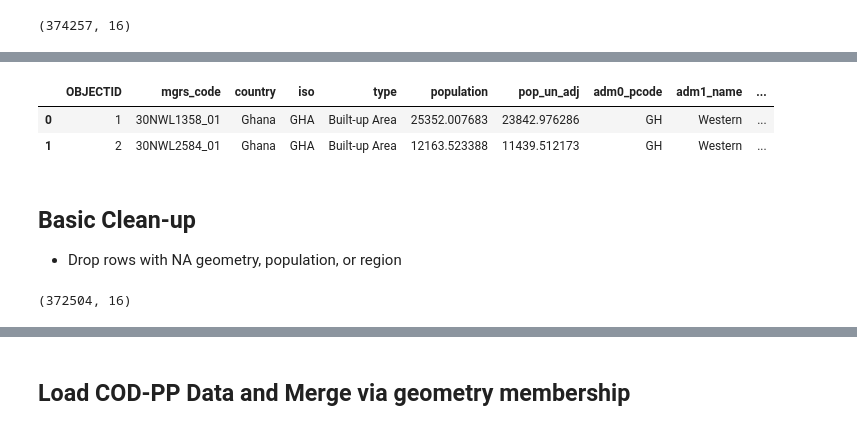
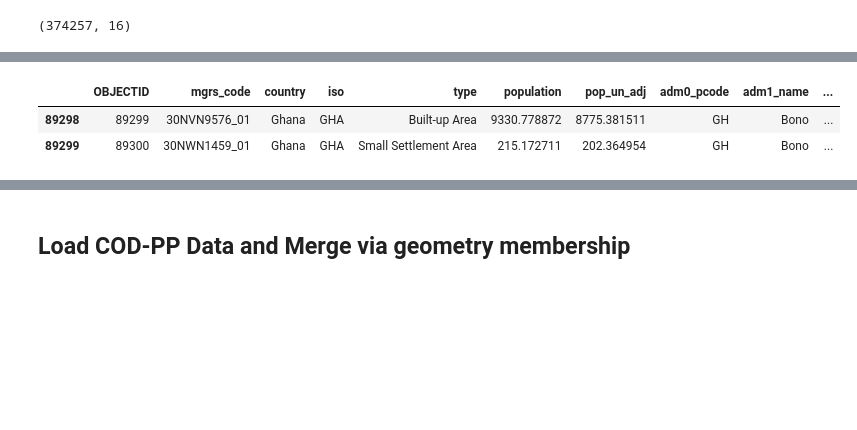
Before and after one commit to duncan-aquaya/py-sandbox, a Jupyter notebook: assurance-fund/AFPW-Ghana-Communities.ipynb, the cells around one changed output, grey strips where cells are left out. Drawn from its saved outputs; the diff is of its cells as text; code cells hidden in the pictures; blank space fills up the shorter version.

Commit message:
Added updates for clean processing and data merging

```diff
--- a/assurance-fund/AFPW-Ghana-Communities.ipynb
+++ b/assurance-fund/AFPW-Ghana-Communities.ipynb
@@ -17,0 +19,17 @@ pp_file = "/Users/datascience/Downloads/UN OCHA - COD-PP - gha_settlements.xlsx"
+# %%
+# Settlement Extents file
+se_file = "/Users/datascience/Data/Ghana_Settlement_Extents_Version_01.01.geojson"
+
+# Populated Places stats file
+pp_file = "/Users/datascience/Data/UN OCHA - COD-PP - gha_settlements.xlsx"
+# %%
+# Regions and Select region
+regions_pcodes = {
+    "Ashanti": "GH02",
+    "Eastern": "GH06",
+    "Volta": "GH14",
+    "Bono": "GH03",
+    "Ahafo": "GH01"
+}
+
+sel_region = "Bono"
@@ -23,3 +84,7 @@ se_df.shape
 # %%
-se_df.info()
+# Filter to single-region dataframe
+# NB: We are filtering out any communities here that cross region boundaries or have null name (~165 + 115 re: value counts above).
+reg_se_df = se_df[se_df["adm1_name"] == sel_region].copy()
+# del(se_df)
+reg_se_df.shape
 # %% [output]
@@ -43,14 +98,6 @@ memory usage: 45.7+ MB
 # %%
-se_df.head(2)
+reg_se_df.head(2)
 # %% [output]
 |  | OBJECTID | mgrs_code | country | iso | type | population | pop_un_adj | adm0_pcode | adm1_name | ... |
-| 0 | 1 | 30NWL1358_01 | Ghana | GHA | Built-up Area | 25352.007683 | 23842.976286 | GH | Western | ... |
-| 1 | 2 | 30NWL2584_01 | Ghana | GHA | Built-up Area | 12163.523388 | 11439.512173 | GH | Western | ... |
+| 89298 | 89299 | 30NVN9576_01 | Ghana | GHA | Built-up Area | 9330.778872 | 8775.381511 | GH | Bono | ... |
+| 89299 | 89300 | 30NWN1459_01 | Ghana | GHA | Small Settlement Area | 215.172711 | 202.364954 | GH | Bono | ... |
-# %% [markdown]
-## Basic Clean-up
-- Drop rows with NA geometry, population, or region
-# %%
-se_df = se_df.dropna(subset=["population", "geometry", "adm1_pcode"])
-se_df.shape
-# %% [output]
-(372504, 16)
```
Also changed, not shown: parts of 35 cells of this notebook.
